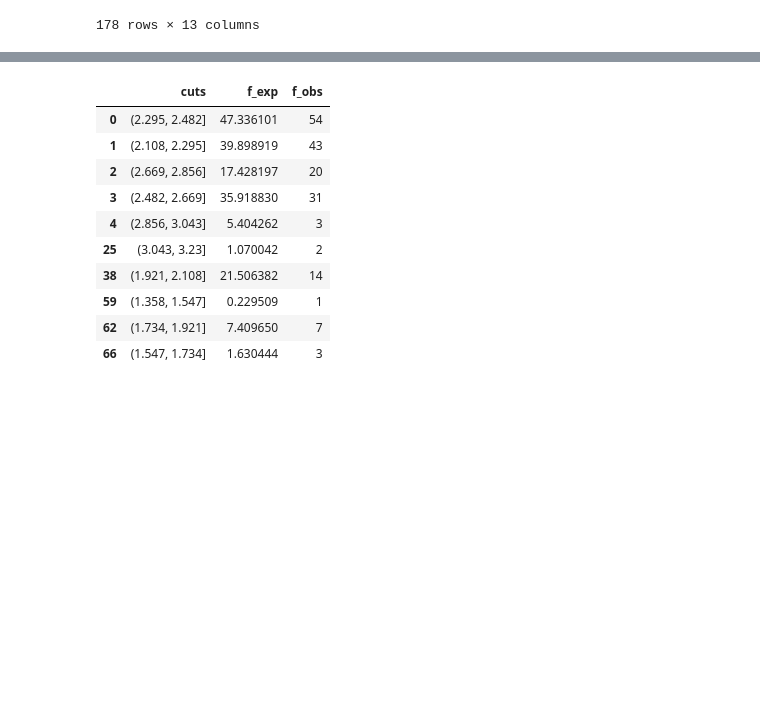
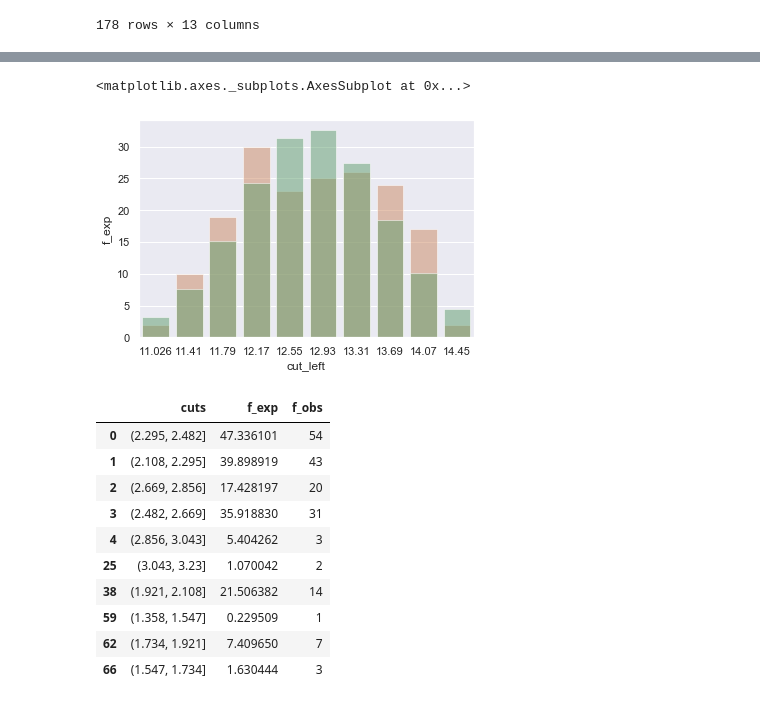
Before and after one commit to normannexo/Mathematics-notebooks, a Jupyter notebook: Chi-square.ipynb, the cells around one changed output, grey strips where cells are left out. Saved outputs shown, nothing was run; the diff lists cells and outputs as text; code cells hidden in the pictures; blank space fills up the shorter version.

```diff
--- a/Chi-square.ipynb
+++ b/Chi-square.ipynb
@@ -48,7 +54,18 @@ df_wine['cuts'] = pd.cut(df_wine[feature], 10)
+# %%
+df_wine['cuts'] = pd.cut(df_wine[feature], 10)
+df_wine['cuts'].value_counts().sort_index()
+#plt.plot(x, norm.pdf(x, loc=loc, scale= scale))
+df_wine['cut_left'] = df_wine['cuts'].apply(lambda x: x.left).astype(float)
 # %%
-df_wine['f_exp'] = df_wine['cuts'].apply(lambda x: df_wine.shape[0]*(norm.cdf(x.right, loc = loc, scale= scale) - norm.cdf(x.left, loc = loc, scale=scale)))
+df_wine['f_exp'] = df_wine['cuts'].apply(lambda x: df_wine.shape[0]*(norm.cdf(x.right, loc = loc, scale= scale) - norm.cdf(x.left, loc = loc, scale=scale))).astype(float)
 # %%
 df_wine['f_obs'] = df_wine.groupby('cuts').cuts.transform('count')
+# %%
+sns.barplot(x='cut_left', y='f_obs', data=df_wine, color='C1', alpha=0.5)
+sns.barplot(x='cut_left', y='f_exp', data=df_wine, color="C2", alpha=.5)
+# %% [output]
+<matplotlib.axes._subplots.AxesSubplot at 0x...>
+[figure, added]
 # %%
 df_chi_squared = df_wine[['cuts', 'f_exp', 'f_obs']].drop_duplicates()
 df_chi_squared
```
Also changed, not shown: parts of 12 cells of this notebook, 1 other file.
